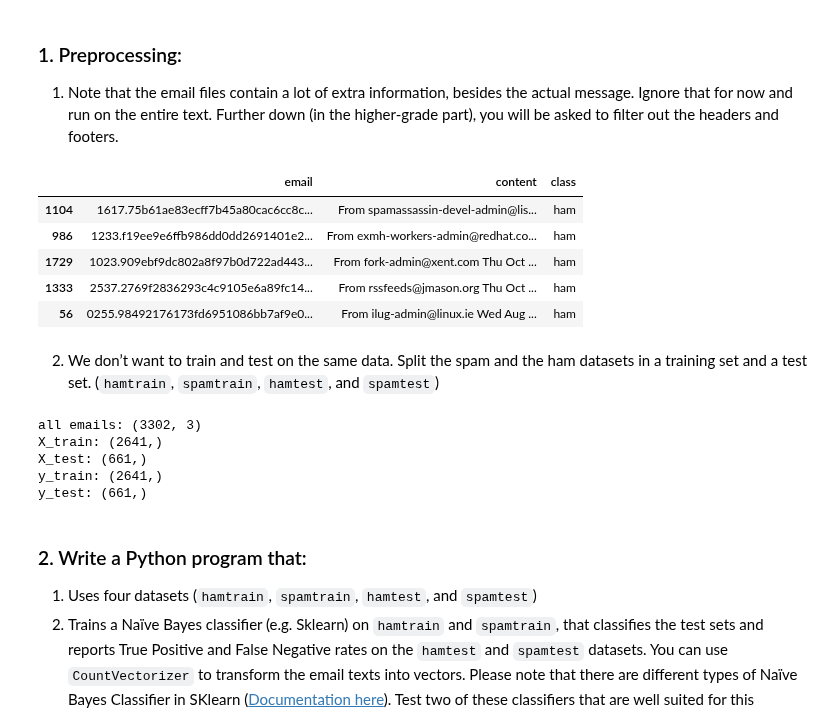
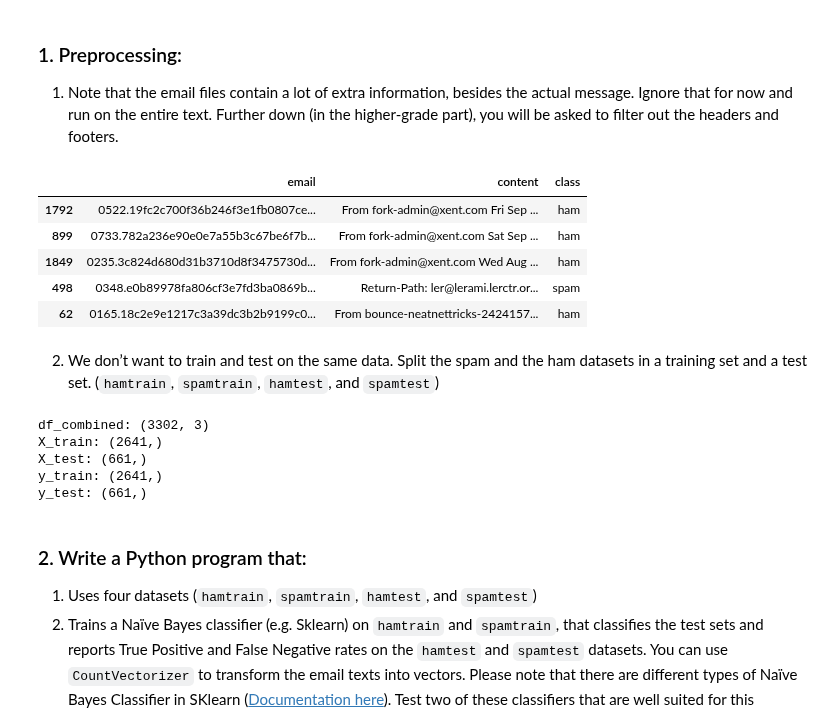
Before and after one commit to lukasmartinsson/dat405, a Jupyter notebook: assignment_4/DAT405_Assignment4.ipynb, the cells around one changed output. Cells and saved outputs as stored; diff of their text form; code cells hidden in the pictures.

```diff
--- a/assignment_4/DAT405_Assignment4.ipynb
+++ b/assignment_4/DAT405_Assignment4.ipynb
@@ -65,41 +67,47 @@ import os
 # %%
 def extract_emails(directories, class_name):
   rows = []
   for directory in directories:
     for file in os.listdir(directory):
       with open(os.path.join(directory,file), encoding='latin-1') as f:
         if f is not None:
           rows.append({'email': file, 'content': f.read(), 'class': class_name})
   return pd.DataFrame(rows)
 
 # extract emails and add class information
-df_ham = extract_emails(['./datasets/easy_ham', 'datasets/hard_ham'], 'ham')
+df_easy_ham = extract_emails(['./datasets/easy_ham'], 'ham')
+df_hard_ham = extract_emails(['./datasets/hard_ham'], 'ham')
 df_spam = extract_emails(['./datasets/spam'], 'spam')
 
 # join the two dataframes
-df_emails = pd.concat([df_ham,df_spam])
+df_combined = pd.concat([df_easy_ham, df_hard_ham, df_spam])
 
-df_emails.sample(5)
+df_combined.sample(5)
 # %% [output]
 |  | email | content | class |
-| 1104 | 1617.75b61ae83ecff7b45a80cac6cc8c... | From spamassassin-devel-admin@lis... | ham |
-| 986 | 1233.f19ee9e6ffb986dd0dd2691401e2... | From exmh-workers-admin@redhat.co... | ham |
-| 1729 | 1023.909ebf9dc802a8f97b0d722ad443... | From fork-admin@xent.com Thu Oct ... | ham |
-| 1333 | 2537.2769f2836293c4c9105e6a89fc14... | From rssfeeds@jmason.org Thu Oct ... | ham |
-| 56 | 0255.98492176173fd6951086bb7af9e0... | From ilug-admin@linux.ie Wed Aug ... | ham |
+| 1792 | 0522.19fc2c700f36b246f3e1fb0807ce... | From fork-admin@xent.com Fri Sep ... | ham |
+| 899 | 0733.782a236e90e0e7a55b3c67be6f7b... | From fork-admin@xent.com Sat Sep ... | ham |
+| 1849 | 0235.3c824d680d31b3710d8f3475730d... | From fork-admin@xent.com Wed Aug ... | ham |
+| 498 | 0348.e0b89978fa806cf3e7fd3ba0869b... | Return-Path: ler@lerami.lerctr.or... | spam |
+| 62 | 0165.18c2e9e1217c3a39dc3b2b9199c0... | From bounce-neatnettricks-2424157... | ham |
 # %% [markdown]
 2.	We don’t want to train and test on the same data. Split the spam and the ham datasets in a training set and a test set. (`hamtrain`, `spamtrain`, `hamtest`, and `spamtest`)
 # %%
 # pre-processing code here
-X_train, X_test, y_train, y_test = train_test_split(df_emails['content'], df_emails['class'], train_size=0.8, random_state=0, shuffle=True)
+X = df_combined['content']
+y = df_combined['class']
 
-print('all emails:', df_emails.shape)
+# split dataset
+X_train, X_test, y_train, y_test = train_test_split(X, y, train_size=0.8, random_state=0)
+
+# print shapes
+print('df_combined:', df_combined.shape)
 print('X_train:', X_train.shape)
 print('X_test:', X_test.shape)
 print('y_train:', y_train.shape)
 print('y_test:', y_test.shape)
 # %% [output]
-all emails: (3302, 3)
+df_combined: (3302, 3)
 X_train: (2641,)
 X_test: (661,)
 y_train: (2641,)
```
Also changed, not shown: parts of 20 cells of this notebook.
